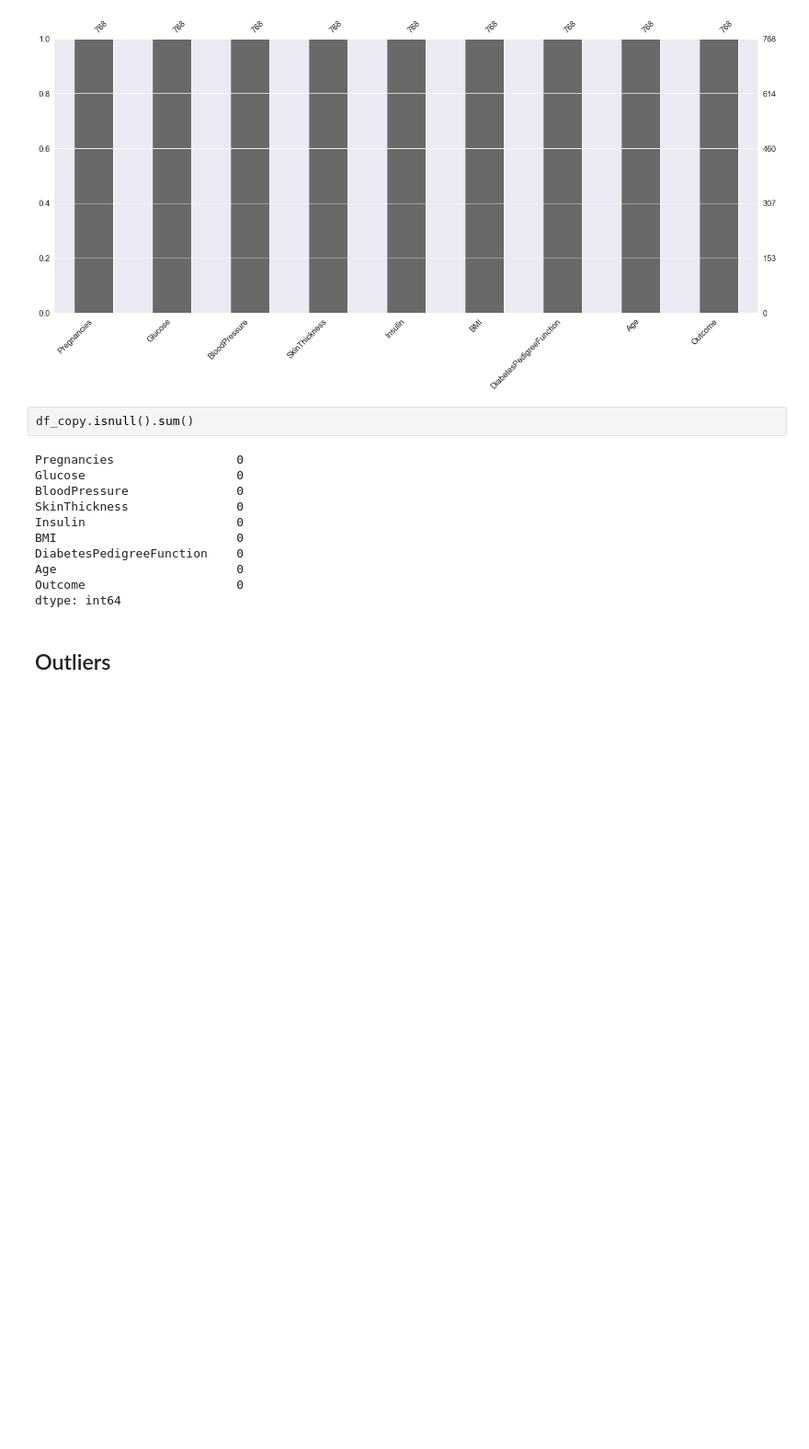
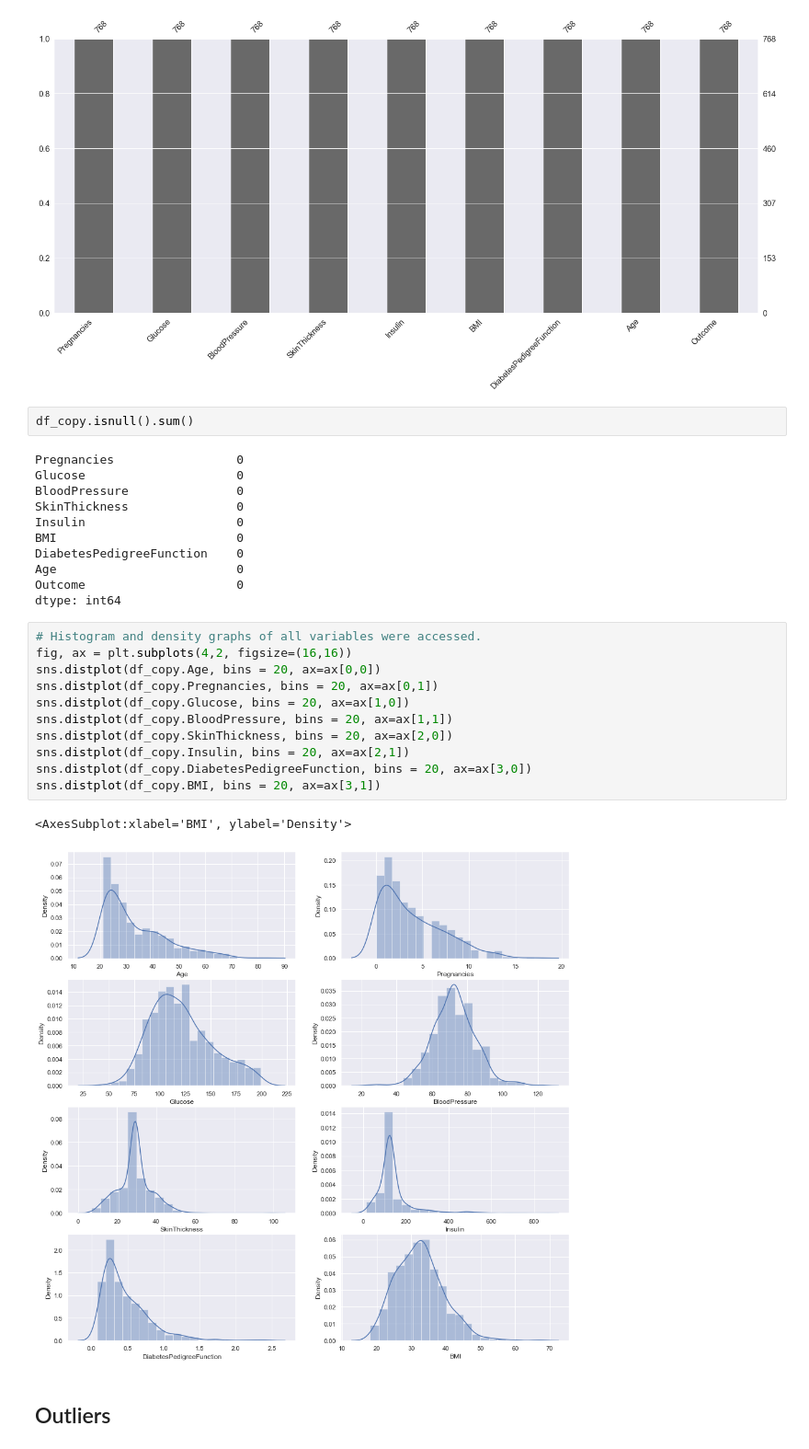
Before and after one commit to Wamuza1/Diabetes-Prediction-Analysis, a Jupyter notebook: Ins_Logistic_Regression.ipynb, the cells around one changed output. Shown at 92% size. Drawn from its saved outputs; the diff is of its cells as text; blank space fills up the shorter version.

```diff
--- a/Ins_Logistic_Regression.ipynb
+++ b/Ins_Logistic_Regression.ipynb
@@ -259,6 +281,20 @@ DiabetesPedigreeFunction    0
 Age                         0
 Outcome                     0
 dtype: int64
+# %%
+# Histogram and density graphs of all variables were accessed.
+fig, ax = plt.subplots(4,2, figsize=(16,16))
+sns.distplot(df_copy.Age, bins = 20, ax=ax[0,0])
+sns.distplot(df_copy.Pregnancies, bins = 20, ax=ax[0,1])
+sns.distplot(df_copy.Glucose, bins = 20, ax=ax[1,0])
+sns.distplot(df_copy.BloodPressure, bins = 20, ax=ax[1,1])
+sns.distplot(df_copy.SkinThickness, bins = 20, ax=ax[2,0])
+sns.distplot(df_copy.Insulin, bins = 20, ax=ax[2,1])
+sns.distplot(df_copy.DiabetesPedigreeFunction, bins = 20, ax=ax[3,0])
+sns.distplot(df_copy.BMI, bins = 20, ax=ax[3,1])
+# %% [output]
+<AxesSubplot:xlabel='BMI', ylabel='Density'>
+[figure, added]
 # %% [markdown]
 ## Outliers
 # %%
```
Also changed, not shown: parts of 13 cells of this notebook.
